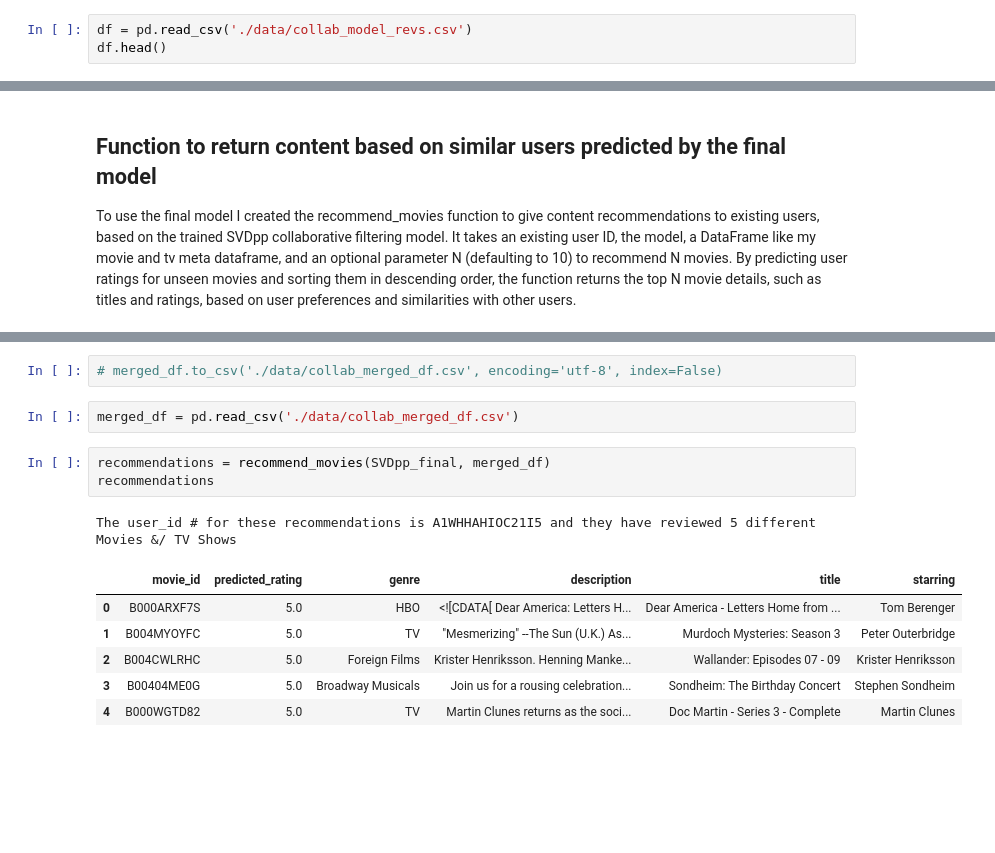
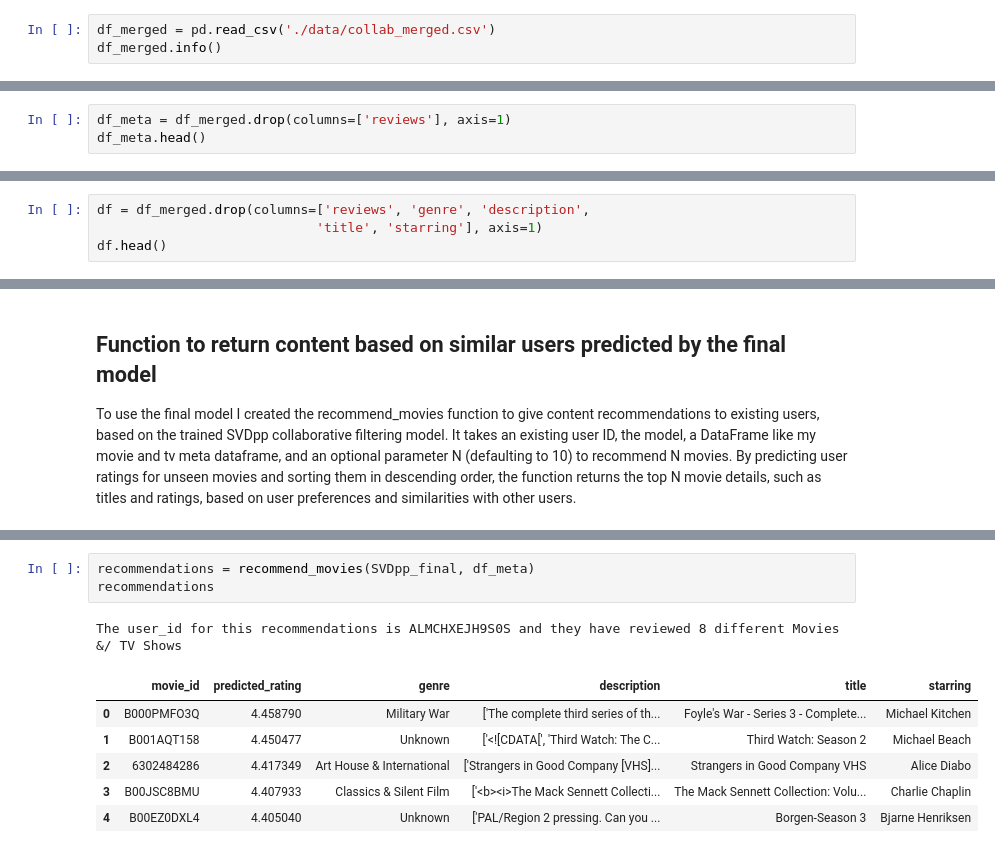
Before and after one commit to ImMaxRoss/film_finder, a Jupyter notebook: collaborative_filtering.ipynb, the cells around one changed output, grey strips where cells are left out. Cells and saved outputs as stored; diff of their text form; blank space fills up the shorter version.

```diff
--- a/collaborative_filtering.ipynb
+++ b/collaborative_filtering.ipynb
@@ -40,6 +40,6 @@ pd.set_option('display.max_colwidth', None)
 import warnings
 warnings.filterwarnings('ignore')
 # %%
-df = pd.read_csv('./data/collab_model_revs.csv')
-df.head()
+df_merged = pd.read_csv('./data/collab_merged.csv')
+df_merged.info()
 # %% [output]
@@ -65,0 +61,3 @@ memory usage: 48.8+ MB
+# %%
+df_meta = df_merged.drop(columns=['reviews'], axis=1)
+df_meta.head()
@@ -65,0 +71,4 @@ memory usage: 48.8+ MB
+# %%
+df = df_merged.drop(columns=['reviews', 'genre', 'description',
+                            'title', 'starring'], axis=1)
+df.head()
@@ -250,15 +240,11 @@ memory usage: 113.9+ MB
-# %%
-# merged_df.to_csv('./data/collab_merged_df.csv', encoding='utf-8', index=False)
-# %%
-merged_df = pd.read_csv('./data/collab_merged_df.csv')
 # %%
-recommendations = recommend_movies(SVDpp_final, merged_df)
+recommendations = recommend_movies(SVDpp_final, df_meta)
 recommendations
 # %% [output]
-The user_id # for these recommendations is A1WHHAHIOC21I5 and they have reviewed 5 different Movies &/ TV Shows
+The user_id for this recommendations is ALMCHXEJH9S0S and they have reviewed 8 different Movies &/ TV Shows
 |  | movie_id | predicted_rating | genre | description | title | starring |
-| 0 | B000ARXF7S | 5.0 | HBO | <![CDATA[ Dear America: Letters H... | Dear America - Letters Home from ... | Tom Berenger |
-| 1 | B004MYOYFC | 5.0 | TV | "Mesmerizing" --The Sun (U.K.) As... | Murdoch Mysteries: Season 3 | Peter Outerbridge |
-| 2 | B004CWLRHC | 5.0 | Foreign Films | Krister Henriksson. Henning Manke... | Wallander: Episodes 07 - 09 | Krister Henriksson |
-| 3 | B00404ME0G | 5.0 | Broadway Musicals | Join us for a rousing celebration... | Sondheim: The Birthday Concert | Stephen Sondheim |
-| 4 | B000WGTD82 | 5.0 | TV | Martin Clunes returns as the soci... | Doc Martin - Series 3 - Complete | Martin Clunes |
+| 0 | B000PMFO3Q | 4.458790 | Military War | ['The complete third series of th... | Foyle's War - Series 3 - Complete... | Michael Kitchen |
+| 1 | B001AQT158 | 4.450477 | Unknown | ['<![CDATA[', 'Third Watch: The C... | Third Watch: Season 2 | Michael Beach |
+| 2 | 6302484286 | 4.417349 | Art House & International | ['Strangers in Good Company [VHS]... | Strangers in Good Company VHS | Alice Diabo |
+| 3 | B00JSC8BMU | 4.407933 | Classics & Silent Film | ['<b><i>The Mack Sennett Collecti... | The Mack Sennett Collection: Volu... | Charlie Chaplin |
+| 4 | B00EZ0DXL4 | 4.405040 | Unknown | ['PAL/Region 2 pressing. Can you ... | Borgen-Season 3 | Bjarne Henriksen |
```
Also changed, not shown: parts of 12 cells of this notebook, 5 other files.
